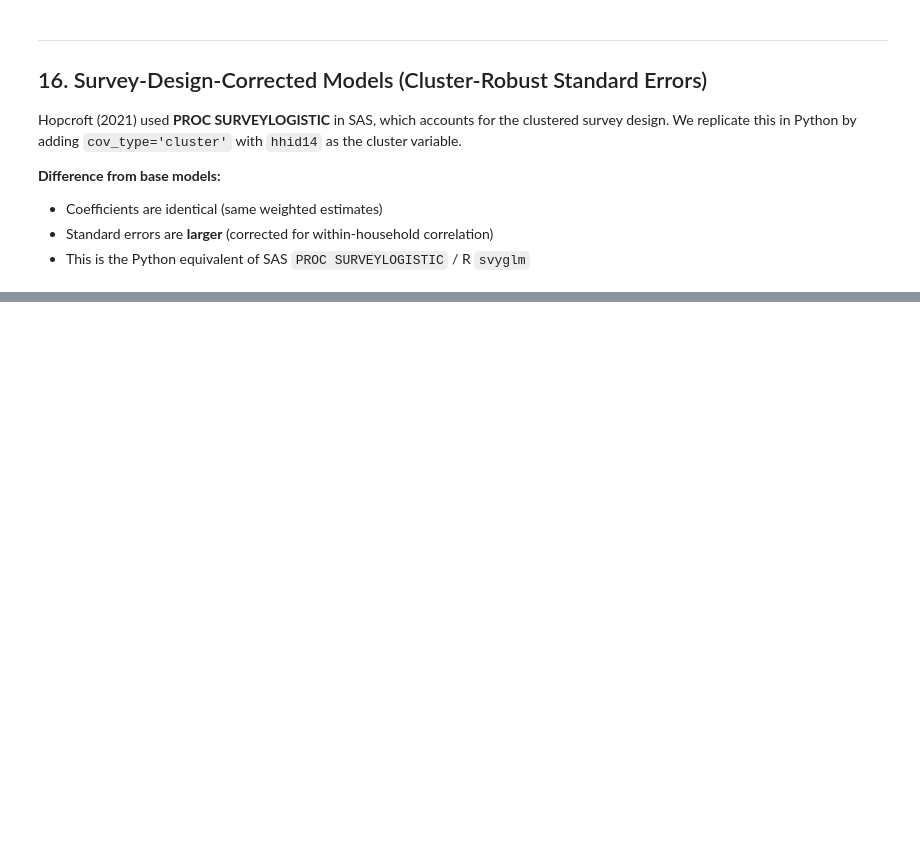
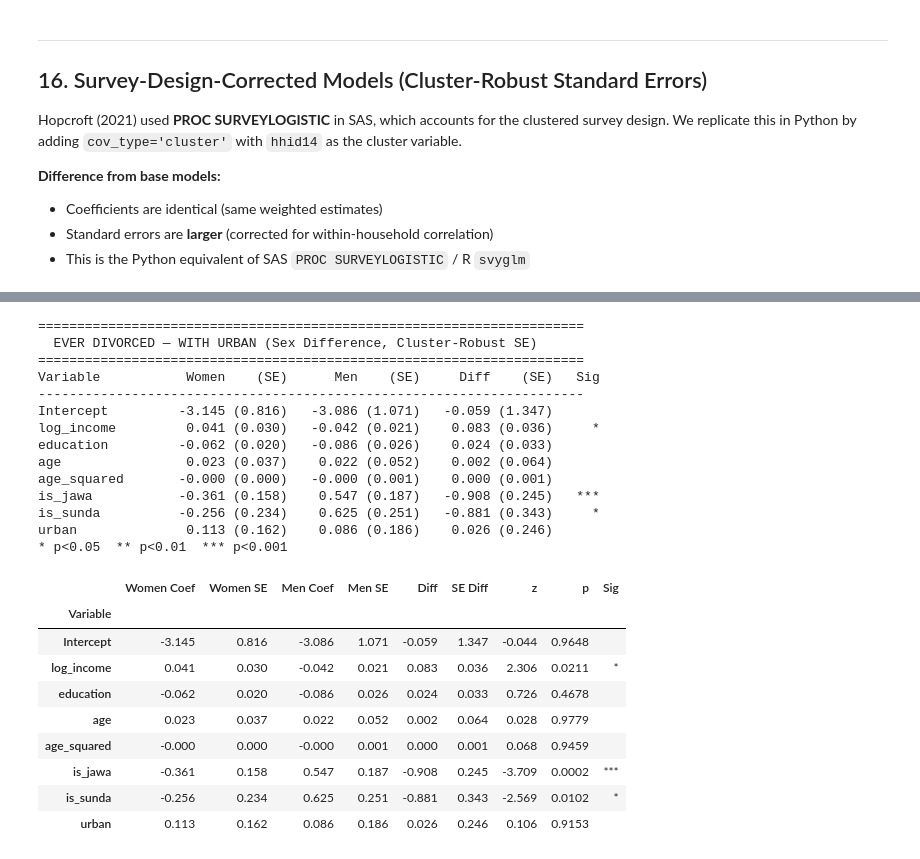
Before and after one commit to Poor1ST/ifls, a Jupyter notebook: process_fix_weighted.ipynb, the cells around one changed output, grey strips where cells are left out. Cells and saved outputs as stored; diff of their text form; code cells hidden in the pictures; blank space fills up the shorter version.

```diff
--- a/process_fix_weighted.ipynb
+++ b/process_fix_weighted.ipynb
@@ -324,13 +324,18 @@ rows = []
 for label, col in vars_desc.items():
     for grp, gdf in [('Women', df_clean[df_clean['sex']=='Female']),
                      ('Men',   df_clean[df_clean['sex']=='Male'])]:
+        mask = gdf[col].notna() & gdf['pwt14xa'].notna()
+        n_obs = mask.sum()
         rows.append({'Variable': label, 'Group': grp,
+                     'N'   : n_obs,
                      'Mean': round(weighted_mean(gdf[col], gdf['pwt14xa']), 3),
                      'SE'  : round(weighted_se(gdf[col],   gdf['pwt14xa']), 3)})
 
-tbl1 = pd.DataFrame(rows).pivot(index='Variable', columns='Group', values=['Mean','SE'])
+tbl1 = pd.DataFrame(rows).pivot(index='Variable', columns='Group', values=['N','Mean','SE'])
 tbl1.columns = [f'{s} {g}' for s, g in tbl1.columns]
-tbl1 = tbl1[['Mean Women','SE Women','Mean Men','SE Men']]
+tbl1 = tbl1[['N Women','Mean Women','SE Women','N Men','Mean Men','SE Men']]
+tbl1['N Women'] = tbl1['N Women'].astype(int)
+tbl1['N Men']   = tbl1['N Men'].astype(int)
 print('\n=== Table 1: Weighted Means and Standard Errors ===')
 print(tbl1.to_string())
 # %% [output]
@@ -535,7 +548,7 @@ so omitting this variable could bias the income and Jawa/Sunda coefficients upwa
 # %%
 formula_urban = '~ log_income + education + age + age_squared + is_jawa + is_sunda + urban'
 
-m1b_f, cols1b_f = run_weighted_model(df_female, 'ever_married', formula_urban, 'Ever Married — Women (+ Urban)')
-m1b_m, cols1b_m = run_weighted_model(df_male,   'ever_married', formula_urban, 'Ever Married — Men (+ Urban)')
-tbl_m1b = format_results_table(m1b_f, cols1b_f, m1b_m, cols1b_m, 'TABLE 2b: EVER MARRIED — WITH URBAN/RURAL')
+m1b_f, cols1b_f = run_weighted_model(df_female, 'ever_married', formula_urban, 'Ever Married â€” Women (+ Urban)')
+m1b_m, cols1b_m = run_weighted_model(df_male,   'ever_married', formula_urban, 'Ever Married â€” Men (+ Urban)')
+tbl_m1b = format_results_table(m1b_f, cols1b_f, m1b_m, cols1b_m, 'TABLE 2b: EVER MARRIED â€” WITH URBAN/RURAL')
 # %% [output]
@@ -561,5 +574,5 @@ N                         4,332                7,651
 # %%
-m2b_f, cols2b_f = run_weighted_model(df_em_f, 'is_divorced', formula_urban, 'Ever Divorced — Women (+ Urban)')
-m2b_m, cols2b_m = run_weighted_model(df_em_m, 'is_divorced', formula_urban, 'Ever Divorced — Men (+ Urban)')
-tbl_m2b = format_results_table(m2b_f, cols2b_f, m2b_m, cols2b_m, 'TABLE 3b: EVER DIVORCED — WITH URBAN/RURAL')
+m2b_f, cols2b_f = run_weighted_model(df_em_f, 'is_divorced', formula_urban, 'Ever Divorced â€” Women (+ Urban)')
+m2b_m, cols2b_m = run_weighted_model(df_em_m, 'is_divorced', formula_urban, 'Ever Divorced â€” Men (+ Urban)')
+tbl_m2b = format_results_table(m2b_f, cols2b_f, m2b_m, cols2b_m, 'TABLE 3b: EVER DIVORCED â€” WITH URBAN/RURAL')
 # %% [output]
@@ -667,10 +680,10 @@ print('=== COMPARISON: Standard SE vs Cluster-Robust SE ===')
 print('(Coefficients are identical; only SEs differ)\n')
 
 for sex, m_base, m_clust, cols in [
-    ('Women — Ever Married', m1b_f, m1b_f, cols1b_f),
-    ('Men   — Ever Married', m1b_m, m1b_m, cols1b_m),
-    ('Women — Ever Divorced', m2b_f, m2b_f, cols2b_f),
-    ('Men   — Ever Divorced', m2b_m, m2b_m, cols2b_m),
+    ('Women â€” Ever Married', m1b_f, m1b_f, cols1b_f),
+    ('Men   â€” Ever Married', m1b_m, m1b_m, cols1b_m),
+    ('Women â€” Ever Divorced', m2b_f, m2b_f, cols2b_f),
+    ('Men   â€” Ever Divorced', m2b_m, m2b_m, cols2b_m),
 ]:
     rows = []
     for i, col in enumerate(cols):
@@ -810,0 +941,28 @@ We replicate this in Python by adding `cov_type='cluster'` with `hhid14` as the
+# %%
+diff_table(mc2_f, ccols2_f, mc2_m, ccols2_m,
+           "EVER DIVORCED — WITH URBAN (Sex Difference, Cluster-Robust SE)")
+# %% [output]
+======================================================================
+  EVER DIVORCED — WITH URBAN (Sex Difference, Cluster-Robust SE)
+======================================================================
+Variable           Women    (SE)      Men    (SE)     Diff    (SE)   Sig
+----------------------------------------------------------------------
+Intercept         -3.145 (0.816)   -3.086 (1.071)   -0.059 (1.347)
+log_income         0.041 (0.030)   -0.042 (0.021)    0.083 (0.036)     *
+education         -0.062 (0.020)   -0.086 (0.026)    0.024 (0.033)
+age                0.023 (0.037)    0.022 (0.052)    0.002 (0.064)
+age_squared       -0.000 (0.000)   -0.000 (0.001)    0.000 (0.001)
+is_jawa           -0.361 (0.158)    0.547 (0.187)   -0.908 (0.245)   ***
+is_sunda          -0.256 (0.234)    0.625 (0.251)   -0.881 (0.343)     *
+urban              0.113 (0.162)    0.086 (0.186)    0.026 (0.246)
+* p<0.05  ** p<0.01  *** p<0.001
+|  | Women Coef | Women SE | Men Coef | Men SE | Diff | SE Diff | z | p | Sig |
+| Variable |  |  |  |  |  |  |  |  |  |
+| Intercept | -3.145 | 0.816 | -3.086 | 1.071 | -0.059 | 1.347 | -0.044 | 0.9648 |  |
+| log_income | 0.041 | 0.030 | -0.042 | 0.021 | 0.083 | 0.036 | 2.306 | 0.0211 | * |
+| education | -0.062 | 0.020 | -0.086 | 0.026 | 0.024 | 0.033 | 0.726 | 0.4678 |  |
+| age | 0.023 | 0.037 | 0.022 | 0.052 | 0.002 | 0.064 | 0.028 | 0.9779 |  |
+| age_squared | -0.000 | 0.000 | -0.000 | 0.001 | 0.000 | 0.001 | 0.068 | 0.9459 |  |
+| is_jawa | -0.361 | 0.158 | 0.547 | 0.187 | -0.908 | 0.245 | -3.709 | 0.0002 | *** |
+| is_sunda | -0.256 | 0.234 | 0.625 | 0.251 | -0.881 | 0.343 | -2.569 | 0.0102 | * |
+| urban | 0.113 | 0.162 | 0.086 | 0.186 | 0.026 | 0.246 | 0.106 | 0.9153 |  |
```
Also changed, not shown: parts of 42 cells of this notebook, 38 other files.
